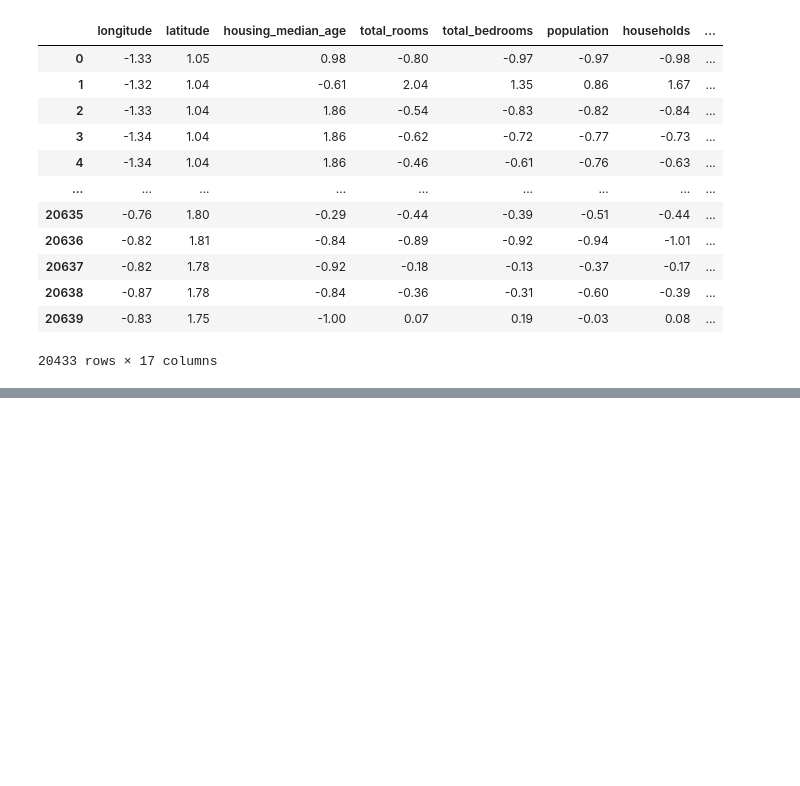
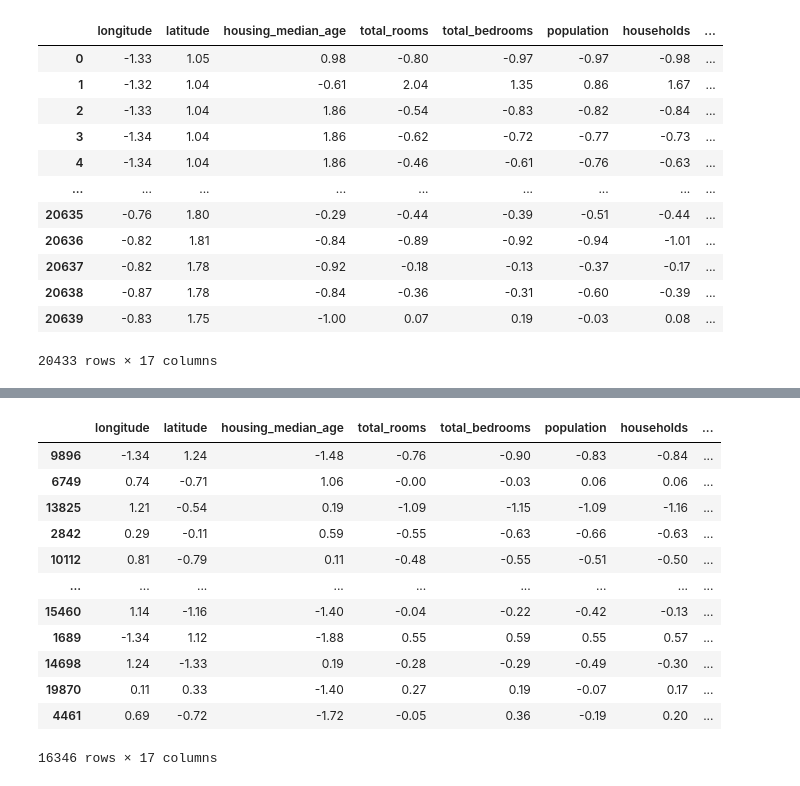
Before and after one commit to mohd-sahil/Housing-Dataset, a Jupyter notebook: Housing_Dataset_DP_and_FE_ML.ipynb, the cells around one changed output, grey strips where cells are left out. Cells and saved outputs as stored; diff of their text form; code cells hidden in the pictures; blank space fills up the shorter version.

Commit message:
spliting data into training & testing set

```diff
--- a/Housing_Dataset_DP_and_FE_ML.ipynb
+++ b/Housing_Dataset_DP_and_FE_ML.ipynb
@@ -593,0 +659,3 @@ features
+# %%
+X_train = features.loc[~features.index.isin(X_test.index)].copy()
+X_train
@@ -593,0 +676,18 @@ features
+# %%
+X_train.income_cat.value_counts(normalize = True)
+X_train = X_train.sample(frac = 1, random_state= 123)
+X_train
+# %% [output]
+|  | longitude | latitude | housing_median_age | total_rooms | total_bedrooms | population | households | ... |
+| 9896 | -1.34 | 1.24 | -1.48 | -0.76 | -0.90 | -0.83 | -0.84 | ... |
+| 6749 | 0.74 | -0.71 | 1.06 | -0.00 | -0.03 | 0.06 | 0.06 | ... |
+| 13825 | 1.21 | -0.54 | 0.19 | -1.09 | -1.15 | -1.09 | -1.16 | ... |
+| 2842 | 0.29 | -0.11 | 0.59 | -0.55 | -0.63 | -0.66 | -0.63 | ... |
+| 10112 | 0.81 | -0.79 | 0.11 | -0.48 | -0.55 | -0.51 | -0.50 | ... |
+| ... | ... | ... | ... | ... | ... | ... | ... | ... |
+| 15460 | 1.14 | -1.16 | -1.40 | -0.04 | -0.22 | -0.42 | -0.13 | ... |
+| 1689 | -1.34 | 1.12 | -1.88 | 0.55 | 0.59 | 0.55 | 0.57 | ... |
+| 14698 | 1.24 | -1.33 | 0.19 | -0.28 | -0.29 | -0.49 | -0.30 | ... |
+| 19870 | 0.11 | 0.33 | -1.40 | 0.27 | 0.19 | -0.07 | 0.17 | ... |
+| 4461 | 0.69 | -0.72 | -1.72 | -0.05 | 0.36 | -0.19 | 0.20 | ... |
+16346 rows × 17 columns
```
Also changed, not shown: parts of 17 cells of this notebook.
